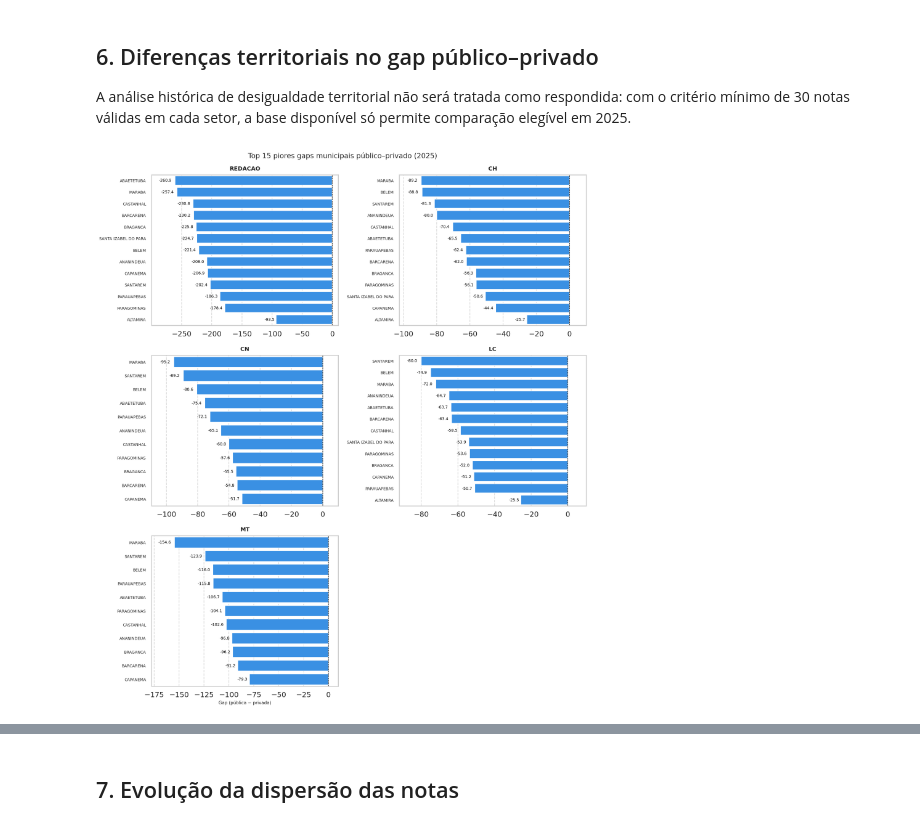
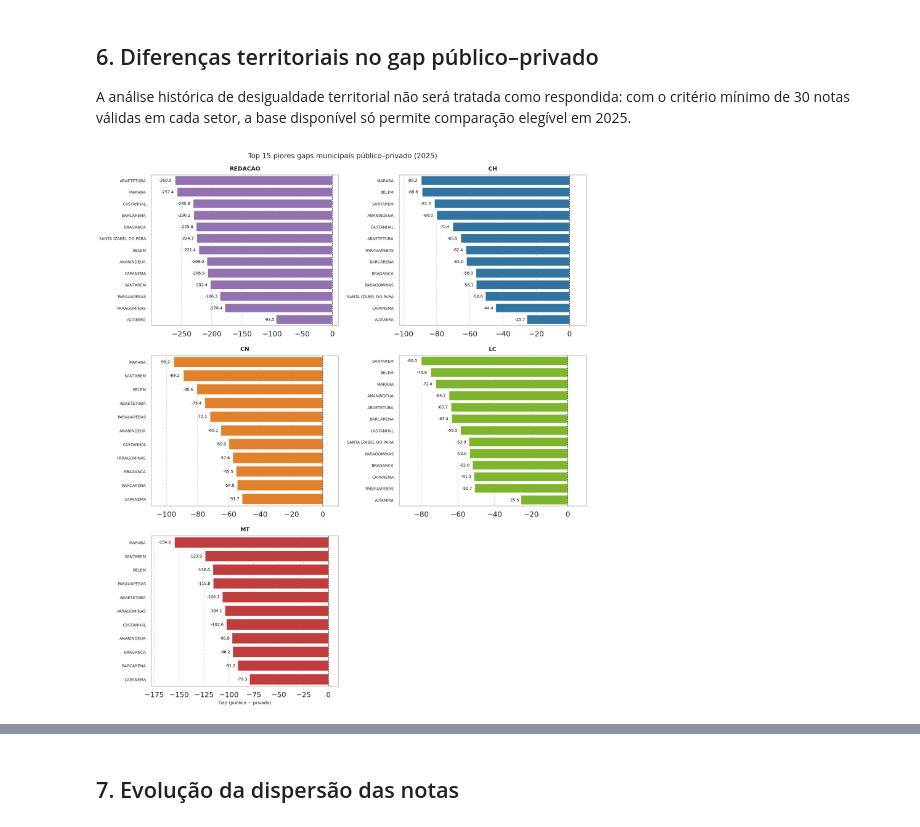
Before and after one commit to albertoakel/Projeto_ENEM, a Jupyter notebook: notebook/analises/Q3_DESEMPENHO_DEPENDENCIA.ipynb, the cells around one changed output, grey strips where cells are left out. Cells and saved outputs as stored; diff of their text form; code cells hidden in the pictures.

```diff
--- a/notebook/analises/Q3_DESEMPENHO_DEPENDENCIA.ipynb
+++ b/notebook/analises/Q3_DESEMPENHO_DEPENDENCIA.ipynb
@@ -219,10 +196,11 @@ As notas estão padronizadas para a escala 0–1000. A comparação entre perío
 # %%
 gap_temporal = desempenho_setor.copy()
 
-
-
 # 1. Define as disciplinas na ordem desejada para o grid
 disciplinas = ["OBJETIVA", "REDACAO", "CH", "CN", "LC", "MT"]
+
+cores = {"CH": "#1f77b4", "CN": "#ff7f0e", "LC": "#84cc16", "MT": "#d62728", "REDACAO": "#9467bd", "OBJETIVA": "#7f7f7f"}
+
 
 # 2. Cria a figura com subplots (3 linhas, 2 colunas)
 fig, axes = plt.subplots(3, 2, figsize=(14, 10), sharex=True)
@@ -236,7 +214,7 @@ for ax, disc in zip(axes, disciplinas):
     # Plota a linha
     sns.lineplot(
         data=sub, x="ano", y="gap_publica_menos_privada",
-        marker="o", color="#3b75af", ax=ax, linewidth=2
+        marker="o", color=cores[disc], ax=ax, linewidth=2
     )
 
     # Configurações visuais do eixo
@@ -446,11 +422,7 @@ gap_municipal_final = gap_municipal.loc[gap_municipal.ano.eq(ANO_MUNICIPAL) & ga
 
 cobertura_elegibilidade_e06 = gap_municipal.groupby("ano", as_index=False).agg(combinacoes_municipio_disciplina=("disciplina", "size"),combinacoes_elegiveis=("elegivel", "sum"),)
 cobertura_elegibilidade_e06["percentual_elegivel"] = (cobertura_elegibilidade_e06["combinacoes_elegiveis"]/ cobertura_elegibilidade_e06["combinacoes_municipio_disciplina"] * 100)
-# display(cobertura_elegibilidade_e06)
 
-# display(gap_municipal_final.sort_values(
-#     "gap_publica_menos_privada", ascending=False
-# ).head(30))
 
 pd.set_option('display.max_rows', None)
 # display(gap_municipal_final.sort_values(
@@ -484,7 +456,7 @@ for ax, disciplina in zip(axes, disciplinas_alvo):
         data=plot_top,
         x="gap_publica_menos_privada",
         y="NO_MUNICIPIO_TERRITORIO",
-        color="dodgerblue",
+        color=cores[disciplina],
         ax=ax
     )
 
@@ -504,33 +476,33 @@ for ax, disciplina in zip(axes, disciplinas_alvo):
             va="center",
             ha="right",
             fontsize=9,
             color="black",
         )
 
     # Títulos e rótulos
     ax.set_title(f"{disciplina}", fontsize=13, fontweight="bold", pad=10)
     ax.set_xlabel("Gap (pública − privada)" if ax in axes[4:] else "", fontsize=10)
     ax.set_ylabel("") # Remove "Município" repetido para economizar espaço
 
     # Ajuste do eixo X para respiro
     min_val = plot_top["gap_publica_menos_privada"].min()
     limite_esq = min_val - (abs(min_val) * 0.15) if min_val < 0 else min_val - 10
     ax.set_xlim(limite_esq, 10)
 
     # Ajusta o tamanho da fonte dos nomes dos municípios no eixo Y
     ax.tick_params(axis='y', labelsize=9)
 
 # 3. Esconde eixos excedentes (caso não haja exatamente 6 disciplinas)
 for ax in axes[len(disciplinas_alvo):]:
     ax.set_visible(False)
 
 # 4. Título geral e layout
 fig.suptitle(f"Top {TOP_N} piores gaps municipais público–privado ({ANO_MUNICIPAL})",
              fontsize=16, y=0.99)
 plt.tight_layout()
 plt.subplots_adjust(top=0.95) # Dá espaço para o suptitle
 plt.show()
 # %% [output]
-[figure, old version]
+[figure, new version]
 # %% [markdown]
 ### Comentários
```
Also changed, not shown: parts of 8 cells of this notebook, 8 other files.
